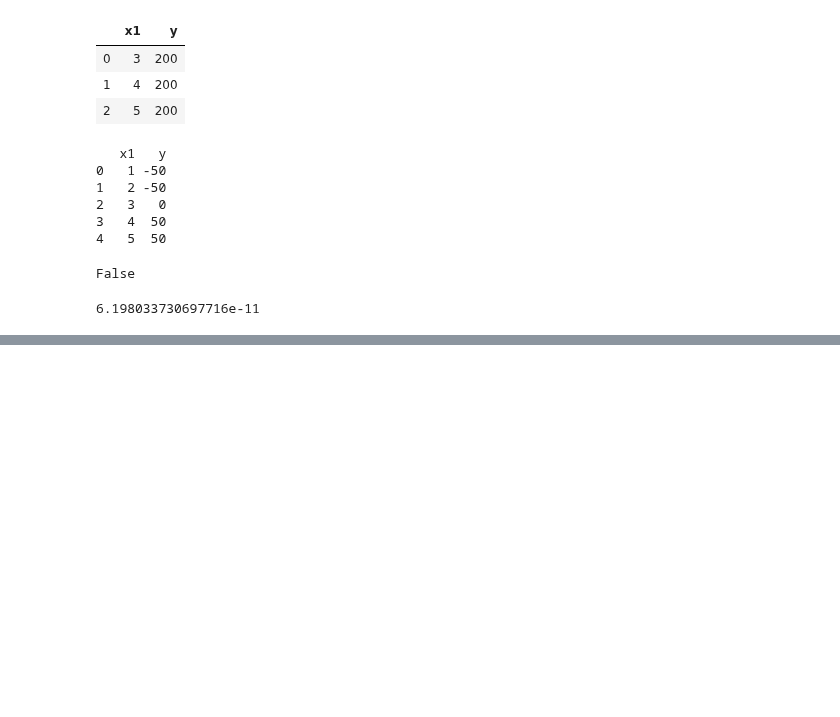
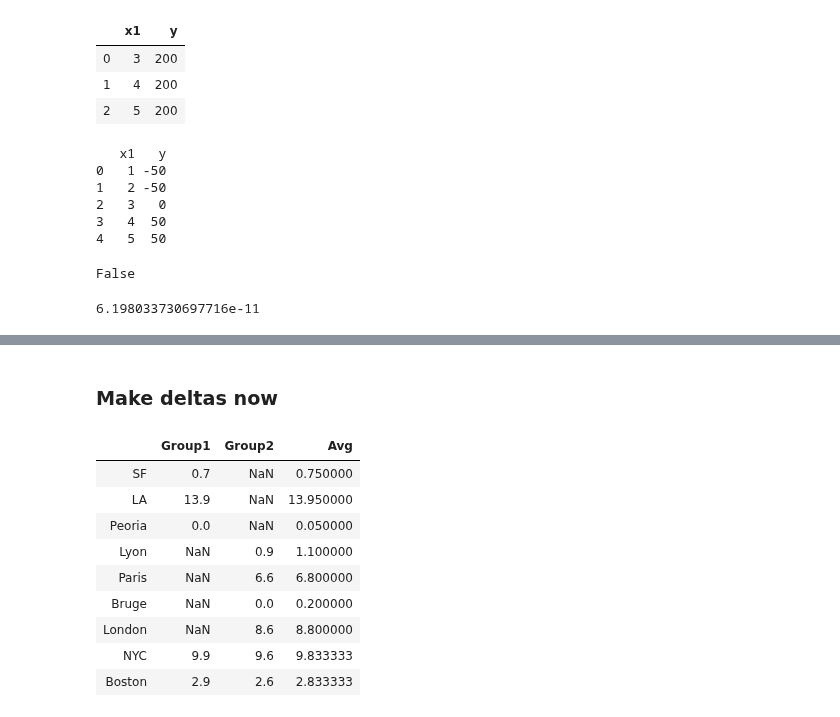
Before and after one commit to parrt/stratx, a Jupyter notebook: notebooks/play.ipynb, the cells around one changed output, grey strips where cells are left out. Cells and saved outputs as stored; diff of their text form; code cells hidden in the pictures; blank space fills up the shorter version.

```diff
--- a/notebooks/play.ipynb
+++ b/notebooks/play.ipynb
@@ -449,0 +542,19 @@ mean_absolute_error(y, y_pred)
+# %% [markdown]
+### Make deltas now
+# %%
+df['Group1'] -= np.min(df['Group1'])
+df['Group2'] -= np.min(df['Group2'])
+df['Avg'] = np.nanmean(df,axis=1)
+#df = df.drop('Avg', axis=1)
+df
+# %% [output]
+|  | Group1 | Group2 | Avg |
+| SF | 0.7 | NaN | 0.750000 |
+| LA | 13.9 | NaN | 13.950000 |
+| Peoria | 0.0 | NaN | 0.050000 |
+| Lyon | NaN | 0.9 | 1.100000 |
+| Paris | NaN | 6.6 | 6.800000 |
+| Bruge | NaN | 0.0 | 0.200000 |
+| London | NaN | 8.6 | 8.800000 |
+| NYC | 9.9 | 9.6 | 9.833333 |
+| Boston | 2.9 | 2.6 | 2.833333 |
```
Also changed, not shown: parts of 14 cells of this notebook, 2 other files.
